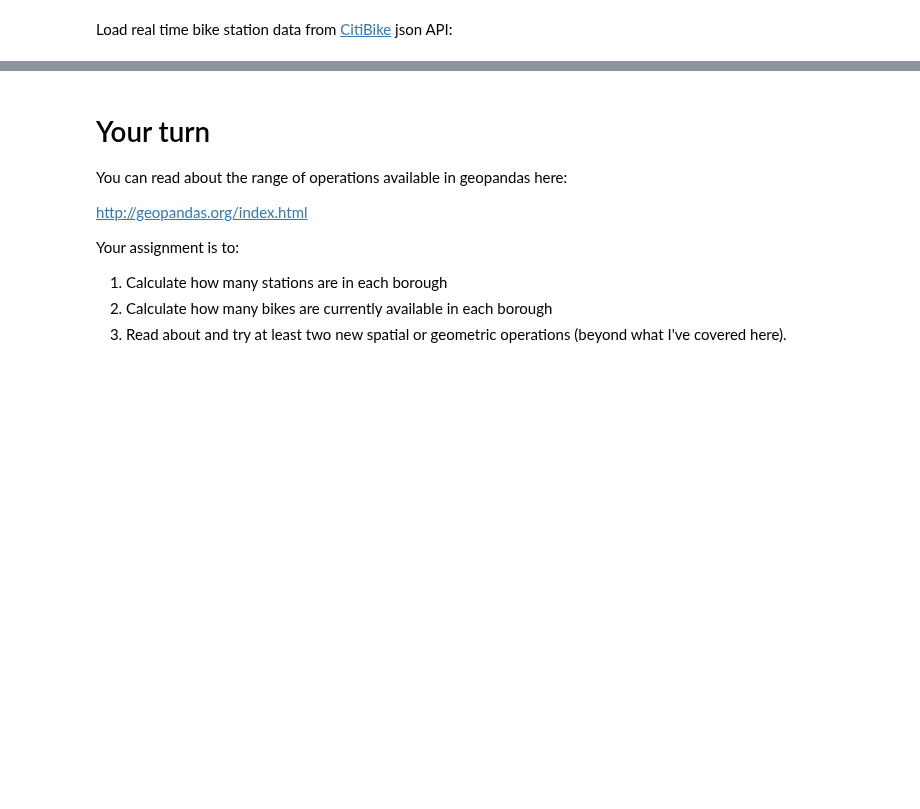
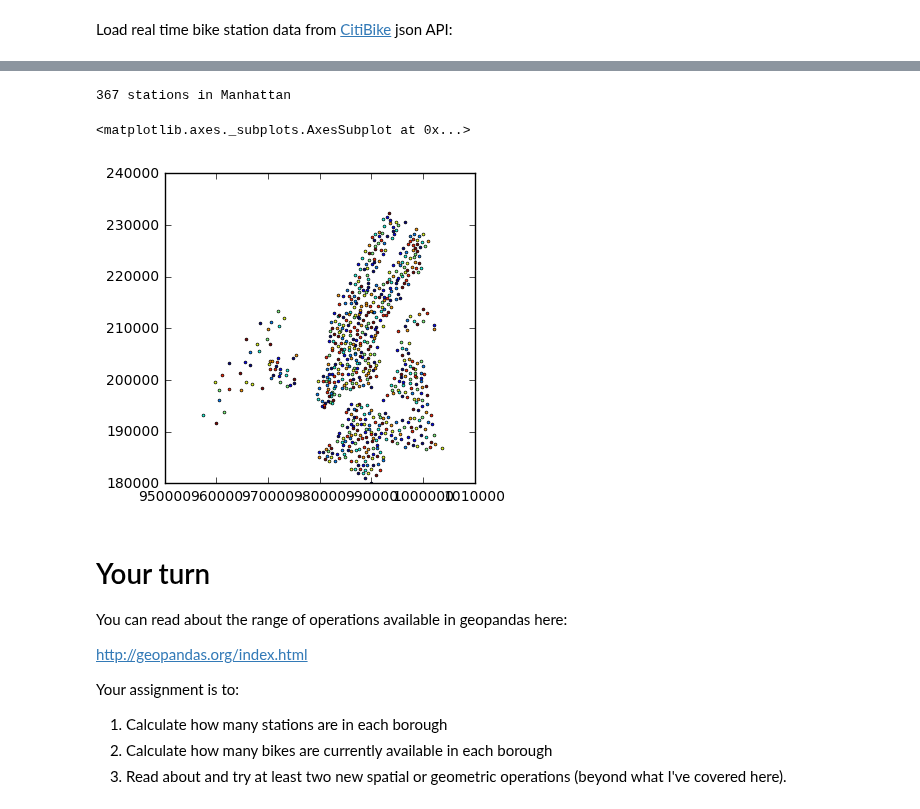
Before and after one commit to uky-transport-data-science/ce599, a Jupyter notebook: 11-Spatial Analysis/citibike.ipynb, the cells around one changed output, grey strips where cells are left out. Drawn from its saved outputs; the diff is of its cells as text; code cells hidden in the pictures; blank space fills up the shorter version.

```diff
--- a/11-Spatial Analysis/citibike.ipynb
+++ b/11-Spatial Analysis/citibike.ipynb
@@ -31,7 +40,7 @@ len(df)
 # in the file above, there are lon-lats, but no geometry field
 # we need to set that up
 
-s = GeoSeries([Point(x, y) for x, y in zip(df['longitude'], df['latitude'])])
+s = gp.GeoSeries([Point(x, y) for x, y in zip(df['longitude'], df['latitude'])])
 df['geometry'] = s
 df.crs = {'init': 'epsg:4326', 'no_defs': True}
 df.geometry.total_bounds
@@ -46,6 +78,14 @@ df.geometry.total_bounds
 manhattan = boros.geometry[3]
 in_mn = df.geometry.within(manhattan)
 print(sum(in_mn), 'stations in Manhattan')
+# %% [output]
+367 stations in Manhattan
+# %%
+%matplotlib inline
+df.plot()
+# %% [output]
+<matplotlib.axes._subplots.AxesSubplot at 0x...>
+[figure, added]
 # %% [markdown]
 # Your turn
 
```
Also changed, not shown: parts of 5 cells of this notebook, 7 other files.
